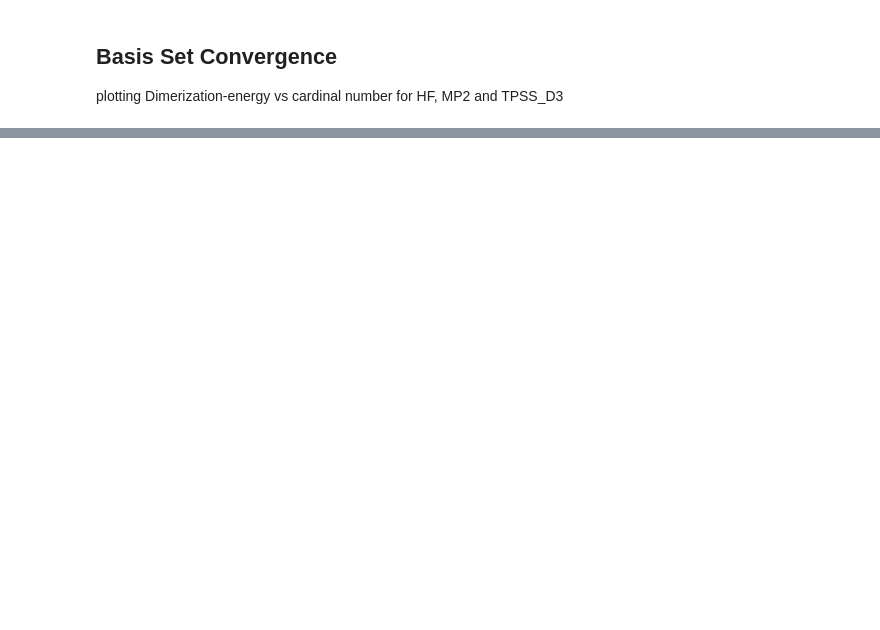
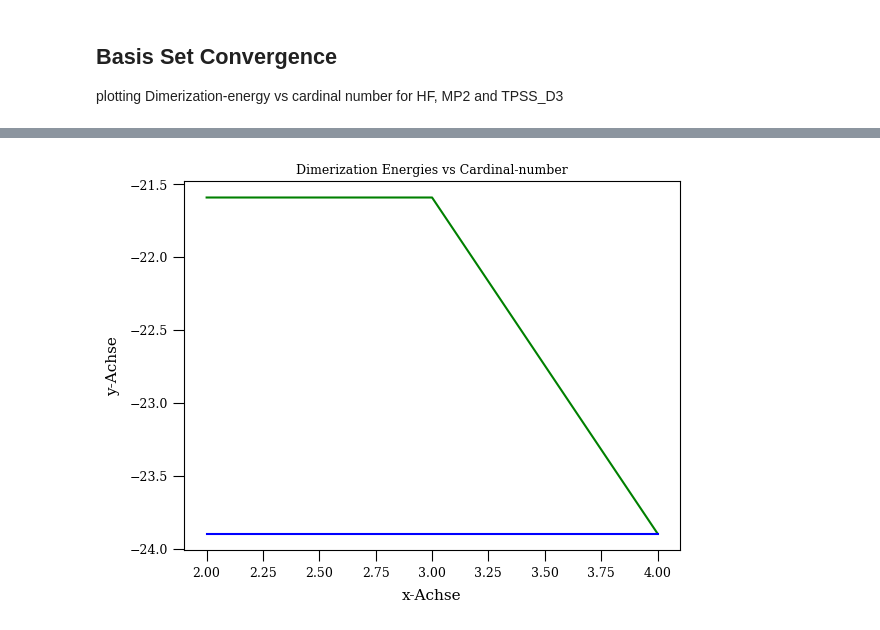
Before and after one commit to fabianherpell/qc2-application, a Jupyter notebook: Basis Set Convergence/BS_Convergence.ipynb, the cells around one changed output, grey strips where cells are left out. Cells and saved outputs as stored; diff of their text form; code cells hidden in the pictures; blank space fills up the shorter version.

```diff
--- a/Basis Set Convergence/BS_Convergence.ipynb
+++ b/Basis Set Convergence/BS_Convergence.ipynb
@@ -231,0 +232,17 @@ plt.show()  # Graph anzeigen
+# %%
+#tpss
+
+x = [2, 3, 4]  # x-Werte
+y1 = [E_dft_a_d*627.503, E_dft_a_d*627.503, E_dft_a_q*627.503]  # erste y-Werte
+y2 = [E_dft_d*627.503, E_dft_t*627.503, E_dft_q*627.503]  # zweite y-Werte
+
+plt.plot(x, y1, 'g-', label='y1')  # Plot für den ersten y-Wert
+plt.plot(x, y2, 'b-', label='y2')  # Plot für den zweiten y-Wert
+
+plt.xlabel('x-Achse')  # Beschriftung der x-Achse
+plt.ylabel('y-Achse')  # Beschriftung der y-Achse
+
+plt.title('Dimerization Energies vs Cardinal-number')  # Titel des Graphen
+plt.show()  # Graph anzeigen
+# %% [output]
+[figure, added]
```
Also changed, not shown: parts of 2 cells of this notebook.
